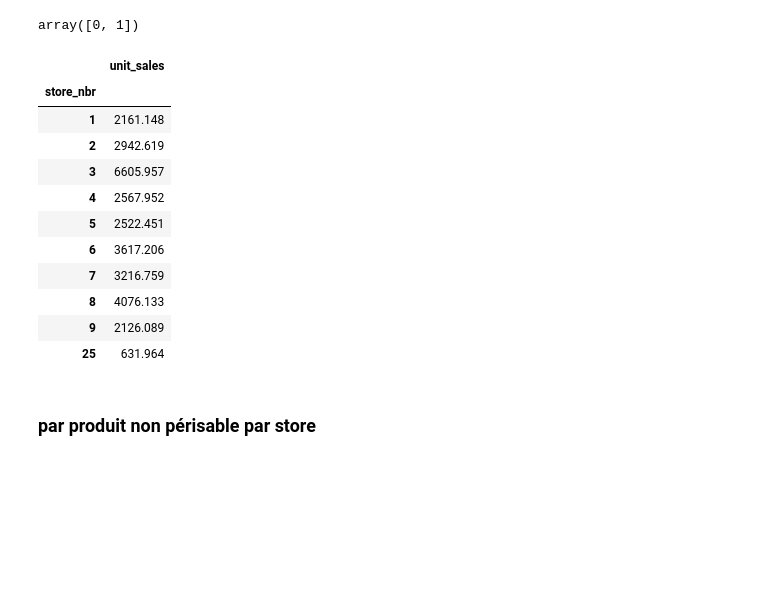
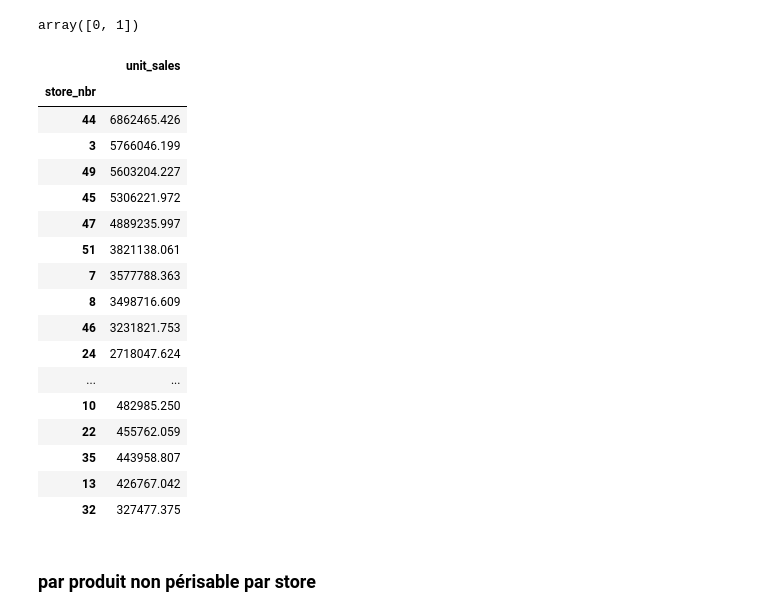
Before and after one commit to didine13/forecasting_for_sales, a Jupyter notebook: notebooks/nhouyvanisvong_dataexplo2.ipynb, the cells around one changed output. Cells and saved outputs as stored; diff of their text form; code cells hidden in the pictures; blank space fills up the shorter version.

```diff
--- a/notebooks/nhouyvanisvong_dataexplo2.ipynb
+++ b/notebooks/nhouyvanisvong_dataexplo2.ipynb
@@ -25,0 +35,6 @@ Date is an object (Convert datetime)
+# %%
+train_data['month'] = train_data['date'].dt.month
+# %%
+train_data['day'] = train_data['date'].dt.day
+# %%
+train_data['dayofweek'] = train_data['date'].dt.dayofweek
@@ -495 +389,5 @@ train_data.shape
+# %%
+# columns Unnamed: 0 drop
+
+train_data.drop(columns='Unnamed: 0', inplace=True)
 # %%
@@ -566,21 +488,29 @@ array([0, 1])
 # %%
 # train_items_stores.groupby(['perishable', 'store_nbr']).sum()[['unit_sales']]
 
-train_items_stores[train_items_stores['perishable'] == 1.0]\
-    .groupby(['store_nbr']).sum()[['unit_sales']]
+by_product_perishable_by_store = train_items_stores[train_items_stores['perishable'] == 1.0]\
+    .groupby(['store_nbr']).sum()['unit_sales'].sort_values(ascending=False)
+
+pd.DataFrame(by_product_perishable_by_store)
 # %% [output]
 |  | unit_sales |
 | store_nbr |  |
-| 1 | 2161.148 |
-| 2 | 2942.619 |
-| 3 | 6605.957 |
-| 4 | 2567.952 |
-| 5 | 2522.451 |
-| 6 | 3617.206 |
-| 7 | 3216.759 |
-| 8 | 4076.133 |
-| 9 | 2126.089 |
-| 25 | 631.964 |
+| 44 | 6862465.426 |
+| 3 | 5766046.199 |
+| 49 | 5603204.227 |
+| 45 | 5306221.972 |
+| 47 | 4889235.997 |
+| 51 | 3821138.061 |
+| 7 | 3577788.363 |
+| 8 | 3498716.609 |
+| 46 | 3231821.753 |
+| 24 | 2718047.624 |
+| ... | ... |
+| 10 | 482985.250 |
+| 22 | 455762.059 |
+| 35 | 443958.807 |
+| 13 | 426767.042 |
+| 32 | 327477.375 |
 # %% [markdown]
 ### par produit non périsable par store
 # %%
```
Also changed, not shown: parts of 61 cells of this notebook.
